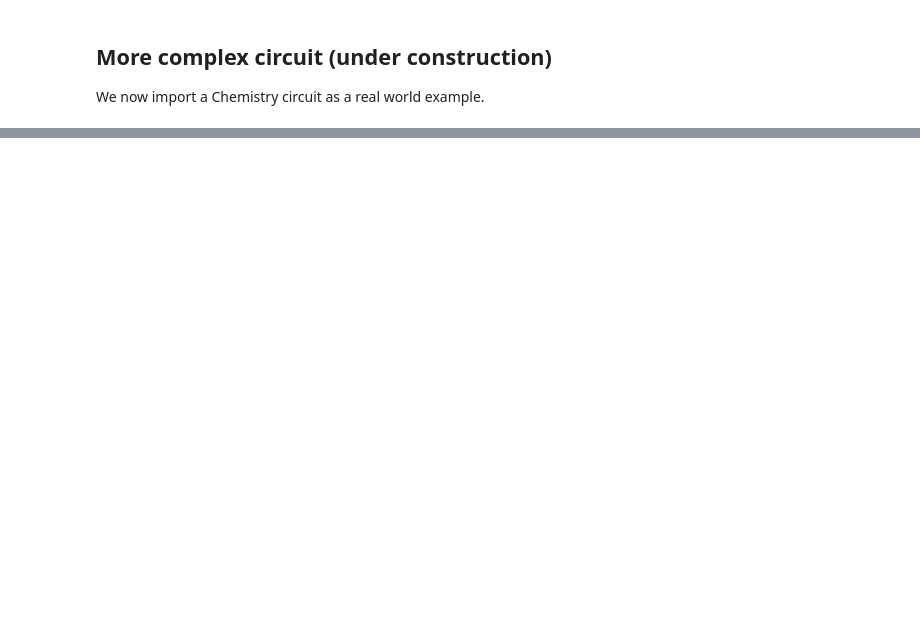
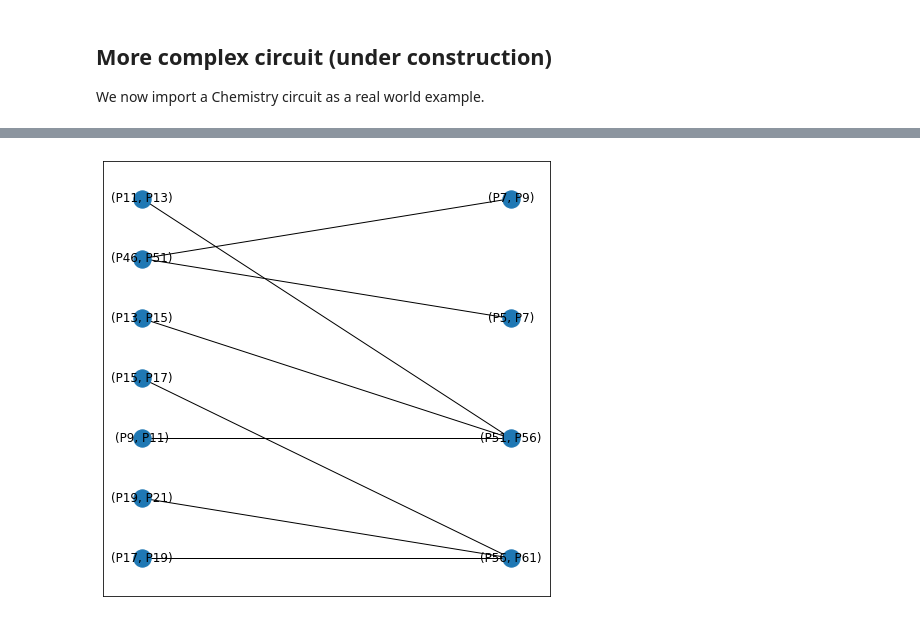
Before and after one commit to CQCL/pytket-dqc, a Jupyter notebook: examples/pacman-example.ipynb, the cells around one changed output, grey strips where cells are left out. Cells and saved outputs as stored; diff of their text form; code cells hidden in the pictures; blank space fills up the shorter version.

```diff
--- a/examples/pacman-example.ipynb
+++ b/examples/pacman-example.ipynb
@@ -169,5 +201,7 @@ nx.draw_networkx(
 # %%
 nx.draw_networkx(
-    conflict_g,
-    pos = nx.drawing.layout.bipartite_layout(conflict_g, conflict_topnodes),
+    conflict_g_chem,
+    pos = nx.drawing.layout.bipartite_layout(conflict_g_chem, conflict_topnodes_chem),
     width = 1)
+# %% [output]
+[figure, added]
```
Also changed, not shown: parts of 9 cells of this notebook.
